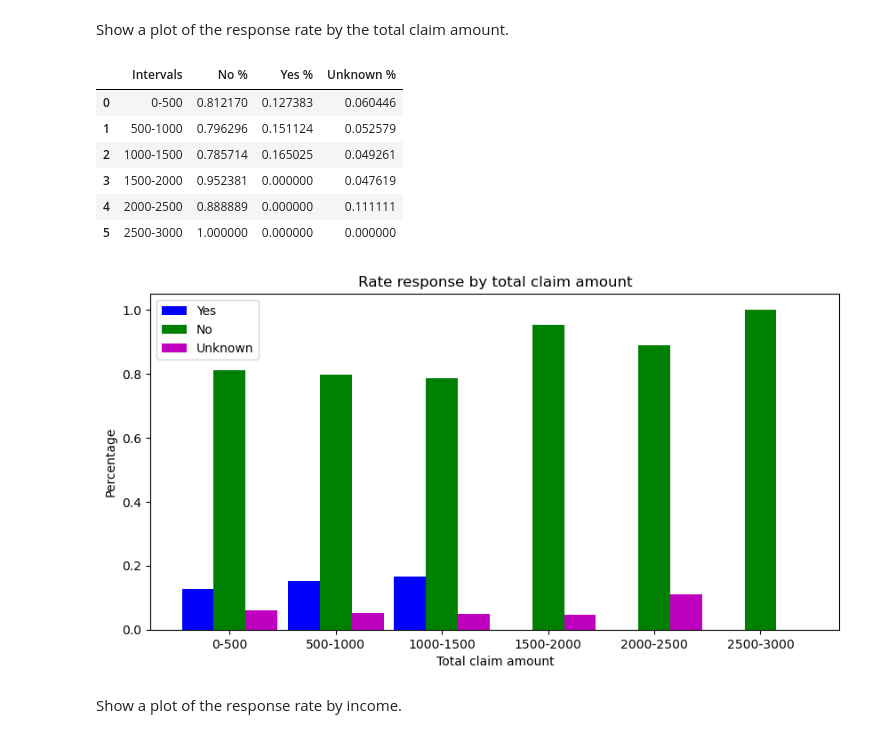
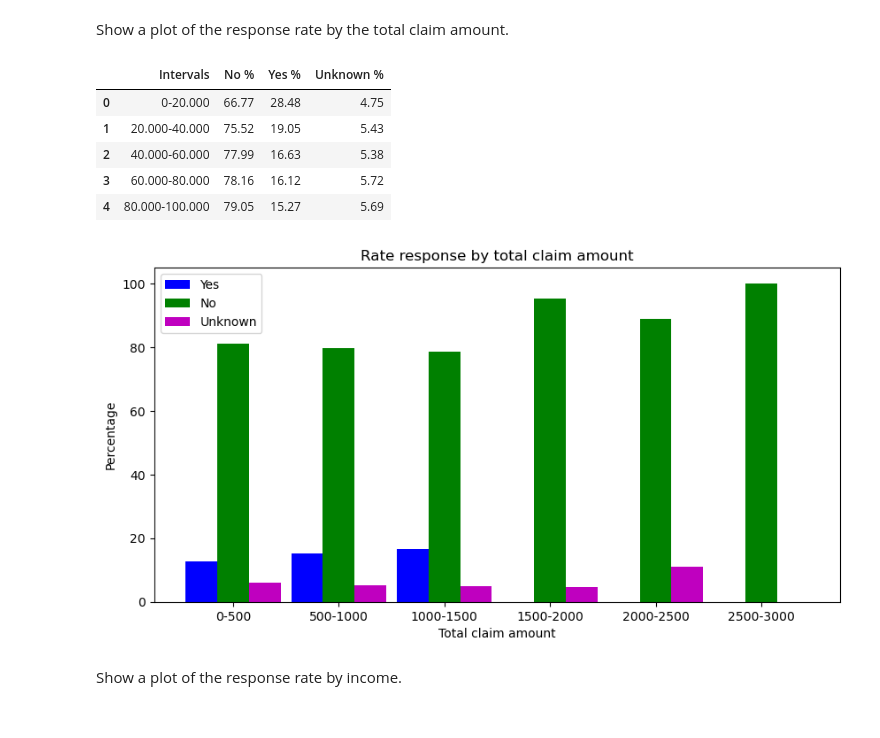
Before and after one commit to ameliapt/lab-customer-analysis-round-3, a Jupyter notebook: PijuanAmelia_Lab3Solutions.ipynb, the cells around one changed output. Drawn from its saved outputs; the diff is of its cells as text; code cells hidden in the pictures.

```diff
--- a/PijuanAmelia_Lab3Solutions.ipynb
+++ b/PijuanAmelia_Lab3Solutions.ipynb
@@ -340,44 +340,43 @@ values = []
 count = 0
 
 for num in bins:
     filtered = customer_data.loc[(customer_data['total_claim_amount'] >= count) & (customer_data['total_claim_amount'] < num)]
     count = num
     groupedby = filtered.groupby('response')['total_claim_amount'].count().to_dict()
     values.append(groupedby)
 
 new_df = pd.DataFrame(values)
 new_df['Intervals'] = labels
 new_df = new_df.fillna(0)
-new_df['No %'] = new_df['No'] / (new_df['No']+new_df['Yes']+new_df['Unknown'])
-new_df['Yes %'] = new_df['Yes'] / (new_df['No']+new_df['Yes']+new_df['Unknown'])
-new_df['Unknown %'] = new_df['Unknown'] / (new_df['No']+new_df['Yes']+new_df['Unknown'])
+new_df['No %'] = new_df['No'] / (new_df['No']+new_df['Yes']+new_df['Unknown'])*100
+new_df['Yes %'] = new_df['Yes'] / (new_df['No']+new_df['Yes']+new_df['Unknown'])*100
+new_df['Unknown %'] = new_df['Unknown'] / (new_df['No']+new_df['Yes']+new_df['Unknown'])*100
 new_df = new_df.drop(['Yes', 'No', 'Unknown'], axis=1)
-display(new_df)
+display(round(new_income_df,2))
 
 #new_df.plot(x='Intervals', kind='bar',stacked=False, title='Grouped Bar Graph with dataframe')
 fig, ax = plt.subplots(figsize = (10,5), dpi=100)
 x_axis = np.arange(len(labels))
 plt.bar(x_axis-0.3, new_df['Yes %'], width=0.3, label = 'Yes', color = 'b')
 plt.bar(x_axis, new_df['No %'], width=0.3, label = 'No', color = 'g')
 plt.bar(x_axis+0.3, new_df['Unknown %'], width=0.3, label = 'Unknown', color = 'm')
 
 plt.title('Rate response by total claim amount')
 plt.xlabel("Total claim amount", size = 10,)
 plt.ylabel("Percentage", size = 10)
 plt.xticks(x_axis, labels)
 plt.legend()
 
 
 plt.show()
 # %% [output]
 |  | Intervals | No % | Yes % | Unknown % |
-| 0 | 0-500 | 0.812170 | 0.127383 | 0.060446 |
-| 1 | 500-1000 | 0.796296 | 0.151124 | 0.052579 |
-| 2 | 1000-1500 | 0.785714 | 0.165025 | 0.049261 |
-| 3 | 1500-2000 | 0.952381 | 0.000000 | 0.047619 |
-| 4 | 2000-2500 | 0.888889 | 0.000000 | 0.111111 |
-| 5 | 2500-3000 | 1.000000 | 0.000000 | 0.000000 |
+| 0 | 0-20.000 | 66.77 | 28.48 | 4.75 |
+| 1 | 20.000-40.000 | 75.52 | 19.05 | 5.43 |
+| 2 | 40.000-60.000 | 77.99 | 16.63 | 5.38 |
+| 3 | 60.000-80.000 | 78.16 | 16.12 | 5.72 |
+| 4 | 80.000-100.000 | 79.05 | 15.27 | 5.69 |
-[figure, old version]
+[figure, new version]
 # %% [markdown]
 Show a plot of the response rate by income.
 # %%
```
Also changed, not shown: parts of 1 cell of this notebook.
